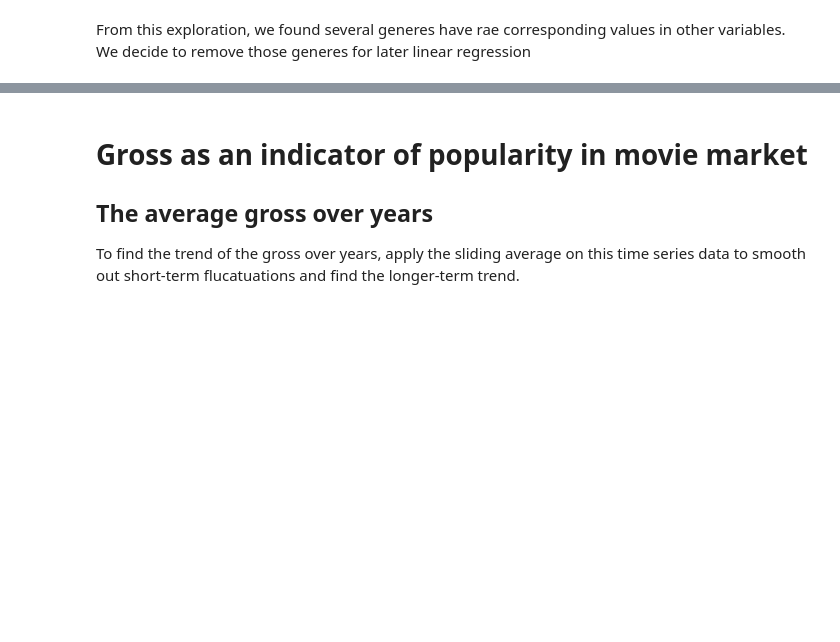
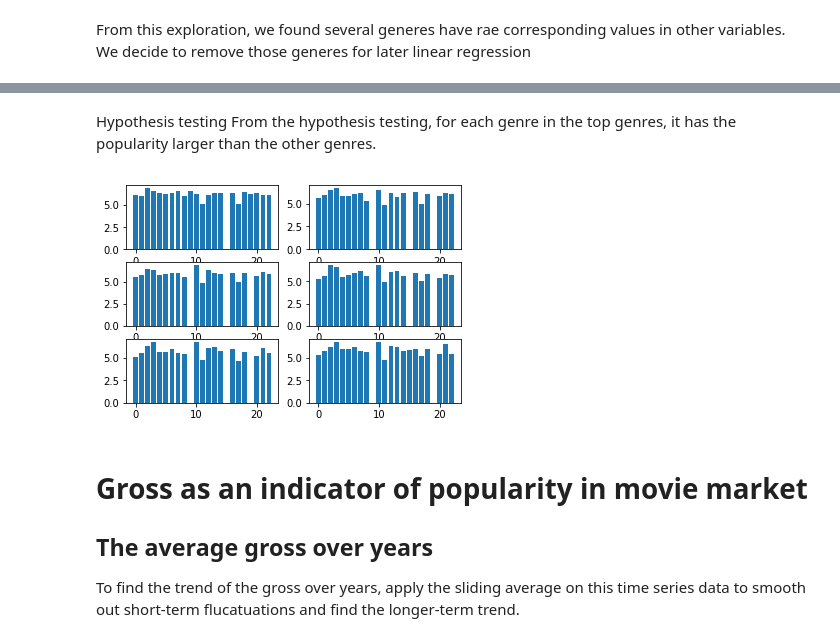
Before and after one commit to euyniy/Practical-Data-Science-Project, a Jupyter notebook: load_data.ipynb, the cells around one changed output, grey strips where cells are left out. Cells and saved outputs as stored; diff of their text form; code cells hidden in the pictures; blank space fills up the shorter version.

```diff
--- a/load_data.ipynb
+++ b/load_data.ipynb
@@ -110,3 +150,26 @@ df_11 = df_1.drop(remove_genre, axis = 1)
+# %% [markdown]
+Hypothesis testing
+From the hypothesis testing, for each genre in the top genres, it has the popularity larger than the other genres.
+# %%
+#Rating distribution over 10 years
+df_y1 = df_1[np.logical_and(df_1['Year'] >= 1950, df_1['Year'] < 1960)]
+df_y2 = df_1[np.logical_and(df_1['Year'] >= 1960, df_1['Year'] < 1970)]
+df_y3 = df_1[np.logical_and(df_1['Year'] >= 1970, df_1['Year'] < 1980)]
+df_y4 = df_1[np.logical_and(df_1['Year'] >= 1980, df_1['Year'] < 1990)]
+df_y5 = df_1[np.logical_and(df_1['Year'] >= 1990, df_1['Year'] < 2000)]
+df_y6 = df_1[df_1['Year'] >= 2000]
+df_y = [df_y1, df_y2, df_y3, df_y4, df_y5, df_y6]
+i = 0
+for df in df_y:
+    ax = plt.subplot2grid((3,2), (i//2, i%2))
+    i = i + 1
+    y = true_bayesian_estimate(df)
+    y = np.nan_to_num(y)
+    x = df.columns[5:]
+    plt.bar(range(y.shape[0]), y)
+plt.show()
+# %% [output]
+[figure, added]
 # %% [markdown]
 # Gross as an indicator of popularity in movie market
 ## The average gross over years
```
Also changed, not shown: parts of 15 cells of this notebook.
